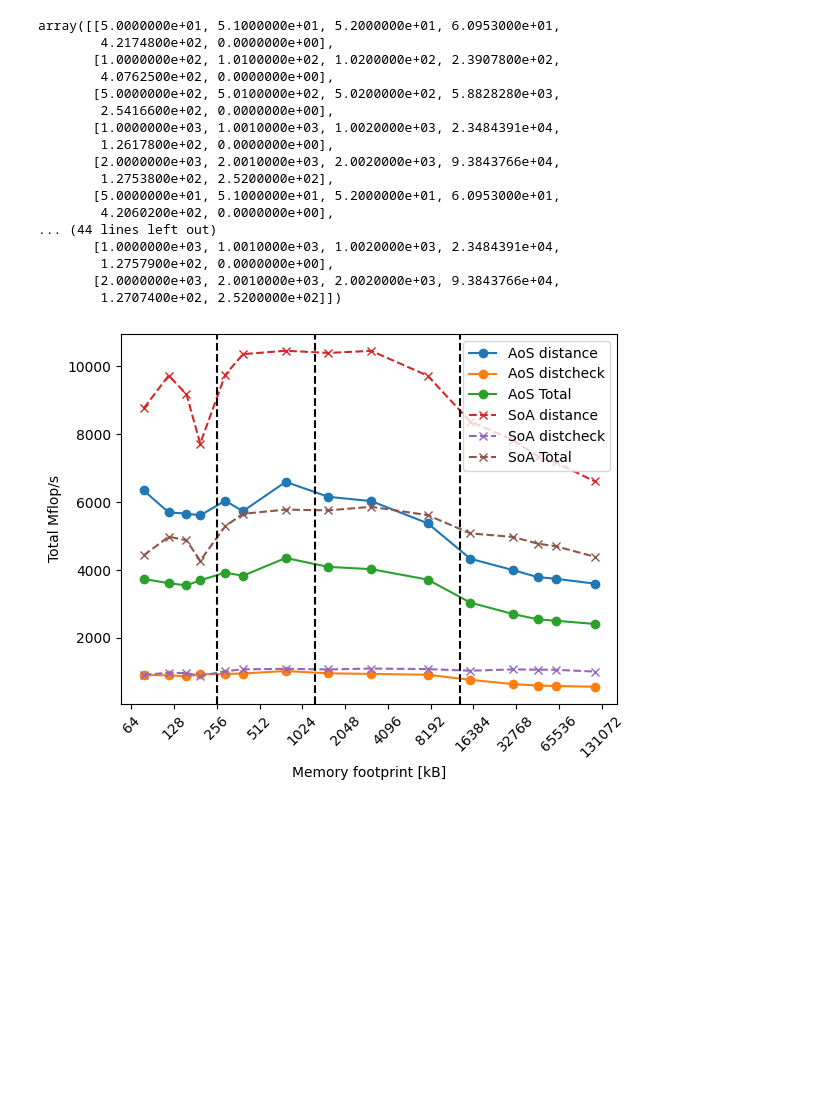
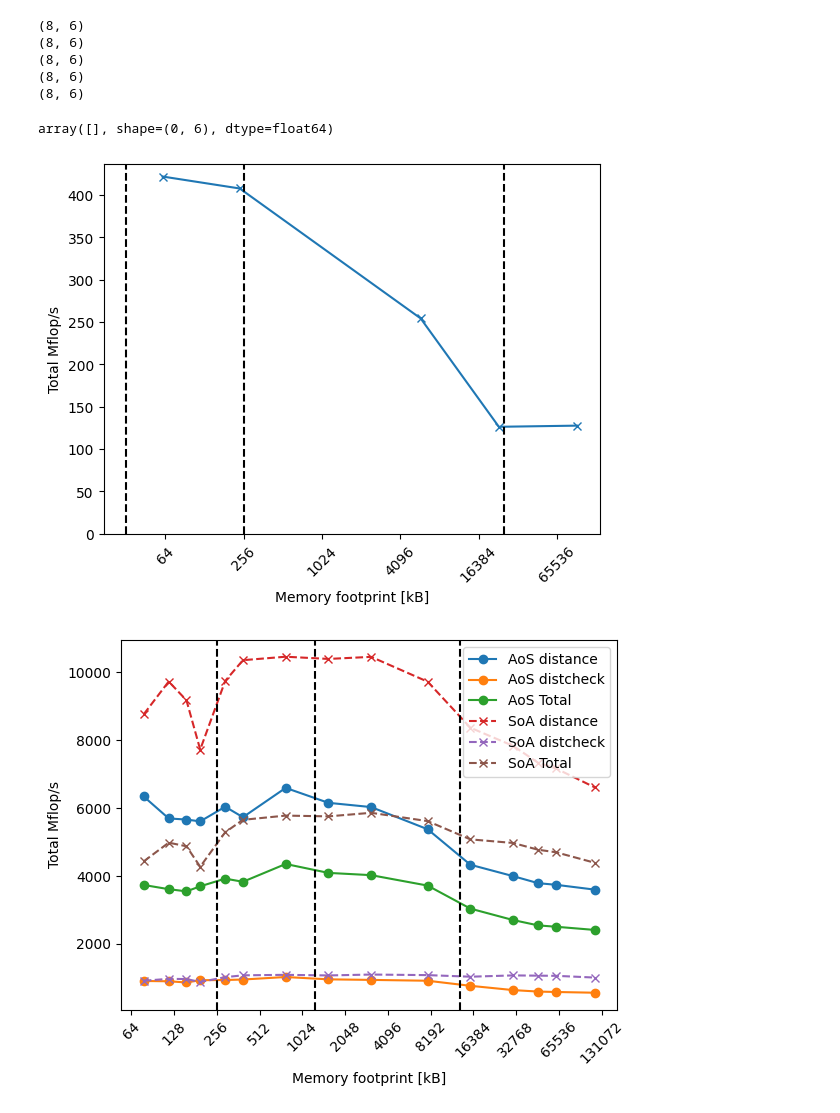
Before and after one commit to ionymikler/HIghPerformanceProgramming_Projects, a Jupyter notebook: project_1/perf_plotting.ipynb, the cells around one changed output. Cells and saved outputs as stored; diff of their text form; code cells hidden in the pictures; blank space fills up the shorter version.

```diff
--- a/project_1/perf_plotting.ipynb
+++ b/project_1/perf_plotting.ipynb
@@ -6,24 +6,0 @@ import matplotlib.pyplot as plt
-# %%
-# read data
-RESULTS_FILE = "results.log"
-data = np.loadtxt(RESULTS_FILE)
-
-RUN_PER_PERM=5
-# %% [output]
-array([[5.0000000e+01, 5.1000000e+01, 5.2000000e+01, 6.0953000e+01,
-        4.2174800e+02, 0.0000000e+00],
-       [1.0000000e+02, 1.0100000e+02, 1.0200000e+02, 2.3907800e+02,
-        4.0762500e+02, 0.0000000e+00],
-       [5.0000000e+02, 5.0100000e+02, 5.0200000e+02, 5.8828280e+03,
-        2.5416600e+02, 0.0000000e+00],
-       [1.0000000e+03, 1.0010000e+03, 1.0020000e+03, 2.3484391e+04,
-        1.2617800e+02, 0.0000000e+00],
-       [2.0000000e+03, 2.0010000e+03, 2.0020000e+03, 9.3843766e+04,
-        1.2753800e+02, 2.5200000e+02],
-       [5.0000000e+01, 5.1000000e+01, 5.2000000e+01, 6.0953000e+01,
-        4.2060200e+02, 0.0000000e+00],
-... (44 lines left out)
-       [1.0000000e+03, 1.0010000e+03, 1.0020000e+03, 2.3484391e+04,
-        1.2757900e+02, 0.0000000e+00],
-       [2.0000000e+03, 2.0010000e+03, 2.0020000e+03, 9.3843766e+04,
-        1.2707400e+02, 2.5200000e+02]])
@@ -29,0 +15,23 @@ array([[5.0000000e+01, 5.1000000e+01, 5.2000000e+01, 6.0953000e+01,
+# %%
+# read data
+RESULTS_FILE = "results.log"
+PERMS = ["mnk", "nmk," "mkn", "nkm", "kmn", "knm"]
+RUNS_PER_PERM=8
+cache_levels = [ # in kB
+    32, # L1
+    256,# L2
+    25_600 # L3
+    ]
+
+data = np.loadtxt(RESULTS_FILE)
+split = np.split(data,list(range(RUNS_PER_PERM,data.shape[0],RUNS_PER_PERM)),0)
+results = dict()
+
+for data, perm in zip(split, PERMS):
+    print(data.shape)
+# %% [output]
+(8, 6)
+(8, 6)
+(8, 6)
+(8, 6)
+(8, 6)
@@ -30,3 +62,32 @@ array([[5.0000000e+01, 5.1000000e+01, 5.2000000e+01, 6.0953000e+01,
+# %%
+results["mnk"].mem_usage
+# %% [output]
+array([], shape=(0, 6), dtype=float64)
+# %%
+plt.figure()
+
+plt.plot(results['mnk'][:,3], results['mnk'][:,4], '-x',label="mnk")
+
+# log scale for X axis
+plt.xscale('log', base=2)
+plt.gca().xaxis.set_major_formatter(plt.ScalarFormatter())
+plt.locator_params(axis='x', numticks=13)
+
+for cache_level in cache_levels:
+    plt.axvline(cache_level, color='k', linestyle='--')
+
+# make the ticks on an angle
+plt.xticks(rotation=45)
+
+plt.xlabel('Memory footprint [kB]')
+plt.ylabel('Total Mflop/s')
+
+# set y-axis lower limit to 0
+plt.ylim(bottom=0)
+
+plt.show()
+# %% [output]
+[figure, added]
 # %%
 # read data
 RESULTS_FILE = "results_short.txt"
```
Also changed, not shown: parts of 3 cells of this notebook, 2 other files.
